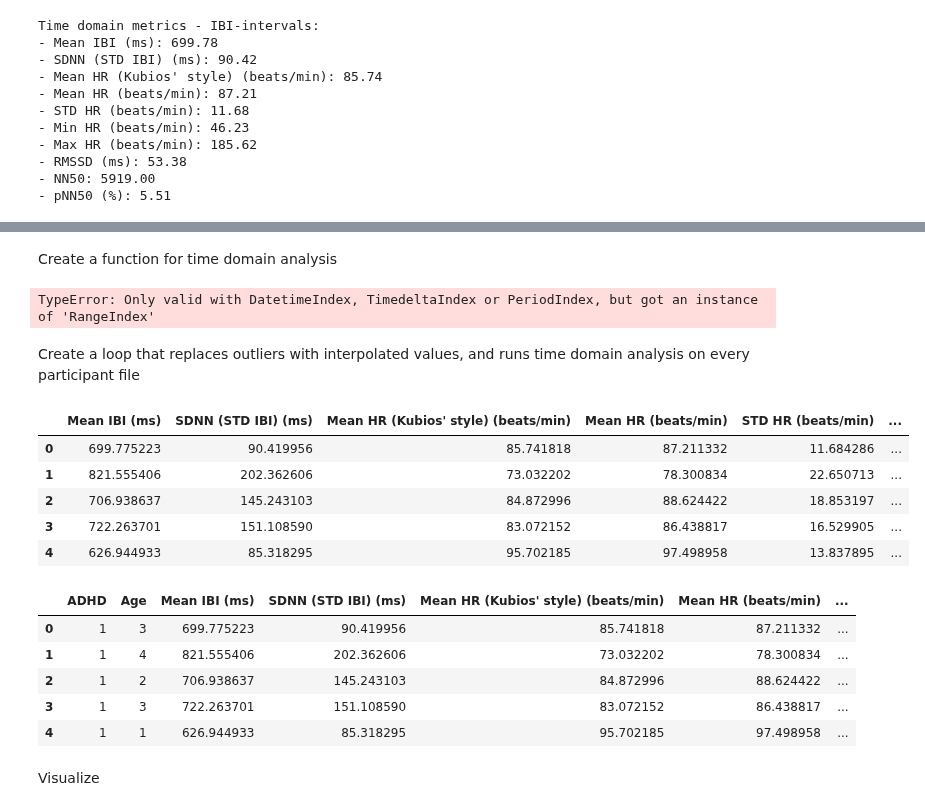
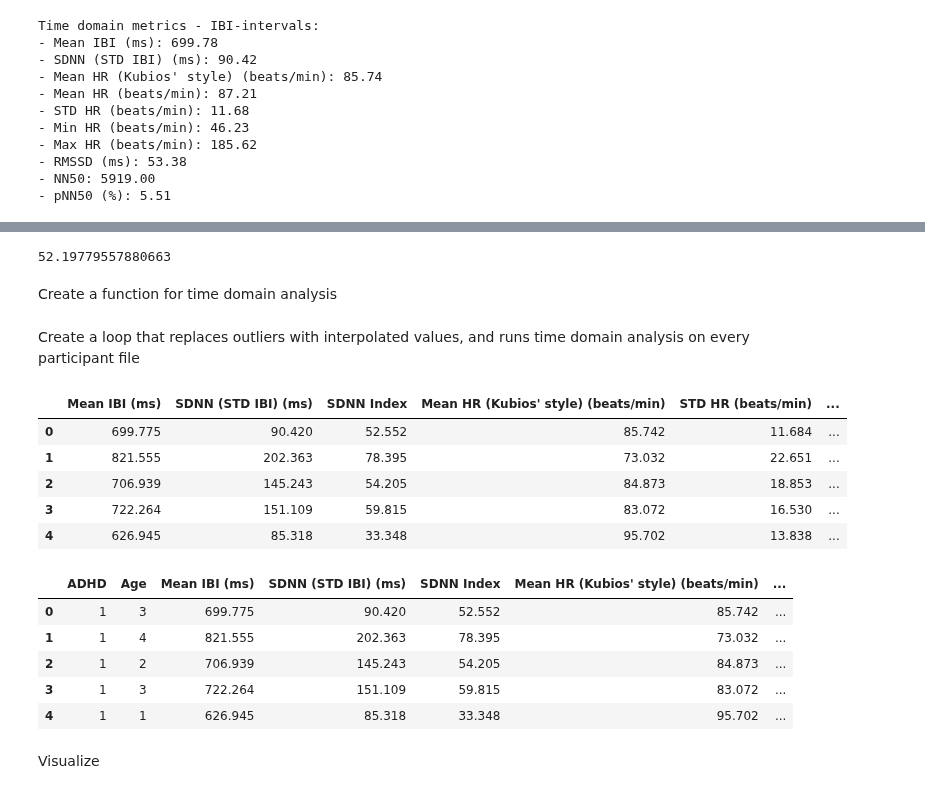
Before and after one commit to GacildaAnne/Thesis-ADHD-HRV, a Jupyter notebook: Thesis_code.ipynb, the cells around one changed output, grey strips where cells are left out. Saved outputs shown, nothing was run; the diff lists cells and outputs as text; code cells hidden in the pictures.

```diff
--- a/Thesis_code.ipynb
+++ b/Thesis_code.ipynb
@@ -207,7 +198,10 @@ Time domain analysis of HRV data
 # %%
 # Load HRV data
 
-HRV_1 = pd.read_csv("hyperaktiv/hrv_data/patient_hr_1.csv", sep=";")
+#HRV_1 = pd.read_csv("hyperaktiv/hrv_data/patient_hr_1.csv", sep=";")
+
+# The code below is for setting Timestamp column as index
+HRV_1 = pd.read_csv("hyperaktiv/hrv_data/patient_hr_1.csv", sep=";", parse_dates=['TIMESTAMP'], index_col=['TIMESTAMP'])
 
 HRV_1.head()
 # %% [output]
@@ -339,0 +348,6 @@ pNN50 (%) 5.3715317192995515
+# %%
+# Calculate SDANN and SDNN Index
+
+# SDANN
+SDANN = HRV_1.resample('5T').std()
+SDANN
@@ -340,20 +369,26 @@ pNN50 (%) 5.3715317192995515
+# %%
+# SDNN Index
+SDNNI = SDANN.HRV.mean()
+SDNNI
+# %% [output]
+52.19779557880663
 # %% [markdown]
 Create a function for time domain analysis
 # %%
 def timedomain(x):
     results = {}
 
-    hr = 60000/x #Divide number of miliseconds in a whole minute with the IBI to find how many beats occur in one minute (BPM)
+    hr = 60000/x.HRV #Divide number of miliseconds in a whole minute with the IBI to find how many beats occur in one minute (BPM)
 
-    results['Mean IBI (ms)'] = np.mean(x)
-    results['SDNN (STD IBI) (ms)'] = np.std(x)  # I want SDANN + SDNN index
-
-    results['Mean HR (Kubios\' style) (beats/min)'] = 60000/np.mean(x)
-    results['Mean HR (beats/min)'] = np.mean(hr)
-    results['STD HR (beats/min)'] = np.std(hr)
-    results['Min HR (beats/min)'] = np.min(hr)
-    results['Max HR (beats/min)'] = np.max(hr)
-    results['RMSSD (ms)'] = np.sqrt(np.mean(np.square(np.diff(x))))
-    results['NN50'] = np.sum(np.abs(np.diff(x)) > 50)*1  # I want NN50
-    results['pNN50 (%)'] = 100 * np.sum((np.abs(np.diff(x)) > 50)*1) / len(x)  # I want pNN50
+    results['Mean IBI (ms)'] = round(np.mean(x.HRV), 3)
+    results['SDNN (STD IBI) (ms)'] = round(np.std(x.HRV), 3)
+    SDANN = x.resample('5T').std() # SDANN has a value for every 5min section, so I will not include it in the output
+    results['SDNN Index'] = round(SDANN.HRV.mean(), 3)
+    results['Mean HR (Kubios\' style) (beats/min)'] = round(60000/np.mean(x.HRV), 3)
+    results['STD HR (beats/min)'] = round(np.std(hr), 3)
+    results['Min HR (beats/min)'] = round(np.min(hr), 3)
+    results['Max HR (beats/min)'] = round(np.max(hr), 3)
+    results['RMSSD (ms)'] = round(np.sqrt(np.mean(np.square(np.diff(x.HRV)))), 3)
+    results['NN50'] = np.sum(np.abs(np.diff(x.HRV)) > 50)*1
+    results['pNN50 (%)'] = round(100 * np.sum((np.abs(np.diff(x.HRV)) > 50)*1) / len(x.HRV), 3)
     return results
@@ -369,38 +395,36 @@ def sdann_i(y):
-# %%
-sdann_i(HRV_1)
-# %% [output]
-TypeError: Only valid with DatetimeIndex, TimedeltaIndex or PeriodIndex, but got an instance of 'RangeIndex'
 # %% [markdown]
 Create a loop that replaces outliers with interpolated values, and runs time domain analysis on every participant file
 # %%
 # Create a list object
 HRV_data = []
+sdnni = []
 
 # Create list of datafiles
 
 data_files = glob.glob("hyperaktiv/hrv_data/*.csv")
 
 # For every file in the hrv_data folder:
 for file in data_files:
-    data = pd.read_csv(file, sep = ";")
+    data = pd.read_csv(file, sep = ";", parse_dates=['TIMESTAMP'], index_col=['TIMESTAMP'])
     data['HRV'] = np.where((300 <= data['HRV']) & (data['HRV'] <= 1300), data['HRV'], np.nan)
-    data_cor = data['HRV'].interpolate(method='linear', axis=0).ffill().bfill()
-    results = timedomain(data_cor)
+    data['HRV'] = data['HRV'].interpolate(method='linear', axis=0).ffill().bfill()
+    results = timedomain(data)
     HRV_data.append(results)
+
 
 
 # Convert list to dataframe
 HRV_df = pd.DataFrame(HRV_data)
 # Print head of the dataframe
 
 HRV_df.head()
 # %% [output]
-|  | Mean IBI (ms) | SDNN (STD IBI) (ms) | Mean HR (Kubios' style) (beats/min) | Mean HR (beats/min) | STD HR (beats/min) | ... |
-| 0 | 699.775223 | 90.419956 | 85.741818 | 87.211332 | 11.684286 | ... |
-| 1 | 821.555406 | 202.362606 | 73.032202 | 78.300834 | 22.650713 | ... |
-| 2 | 706.938637 | 145.243103 | 84.872996 | 88.624422 | 18.853197 | ... |
-| 3 | 722.263701 | 151.108590 | 83.072152 | 86.438817 | 16.529905 | ... |
-| 4 | 626.944933 | 85.318295 | 95.702185 | 97.498958 | 13.837895 | ... |
+|  | Mean IBI (ms) | SDNN (STD IBI) (ms) | SDNN Index | Mean HR (Kubios' style) (beats/min) | STD HR (beats/min) | ... |
+| 0 | 699.775 | 90.420 | 52.552 | 85.742 | 11.684 | ... |
+| 1 | 821.555 | 202.363 | 78.395 | 73.032 | 22.651 | ... |
+| 2 | 706.939 | 145.243 | 54.205 | 84.873 | 18.853 | ... |
+| 3 | 722.264 | 151.109 | 59.815 | 83.072 | 16.530 | ... |
+| 4 | 626.945 | 85.318 | 33.348 | 95.702 | 13.838 | ... |
 # %%
 # Add the ID, age, and group to the dataframe
 
@@ -413,12 +437,12 @@ HRV_df.insert(0, "ADHD", group)
 
 HRV_df.head()
 # %% [output]
-|  | ADHD | Age | Mean IBI (ms) | SDNN (STD IBI) (ms) | Mean HR (Kubios' style) (beats/min) | Mean HR (beats/min) | ... |
-| 0 | 1 | 3 | 699.775223 | 90.419956 | 85.741818 | 87.211332 | ... |
-| 1 | 1 | 4 | 821.555406 | 202.362606 | 73.032202 | 78.300834 | ... |
-| 2 | 1 | 2 | 706.938637 | 145.243103 | 84.872996 | 88.624422 | ... |
-| 3 | 1 | 3 | 722.263701 | 151.108590 | 83.072152 | 86.438817 | ... |
-| 4 | 1 | 1 | 626.944933 | 85.318295 | 95.702185 | 97.498958 | ... |
+|  | ADHD | Age | Mean IBI (ms) | SDNN (STD IBI) (ms) | SDNN Index | Mean HR (Kubios' style) (beats/min) | ... |
+| 0 | 1 | 3 | 699.775 | 90.420 | 52.552 | 85.742 | ... |
+| 1 | 1 | 4 | 821.555 | 202.363 | 78.395 | 73.032 | ... |
+| 2 | 1 | 2 | 706.939 | 145.243 | 54.205 | 84.873 | ... |
+| 3 | 1 | 3 | 722.264 | 151.109 | 59.815 | 83.072 | ... |
+| 4 | 1 | 1 | 626.945 | 85.318 | 33.348 | 95.702 | ... |
 # %% [markdown]
 Visualize
 # %% [markdown]
```
Also changed, not shown: parts of 14 cells of this notebook.
